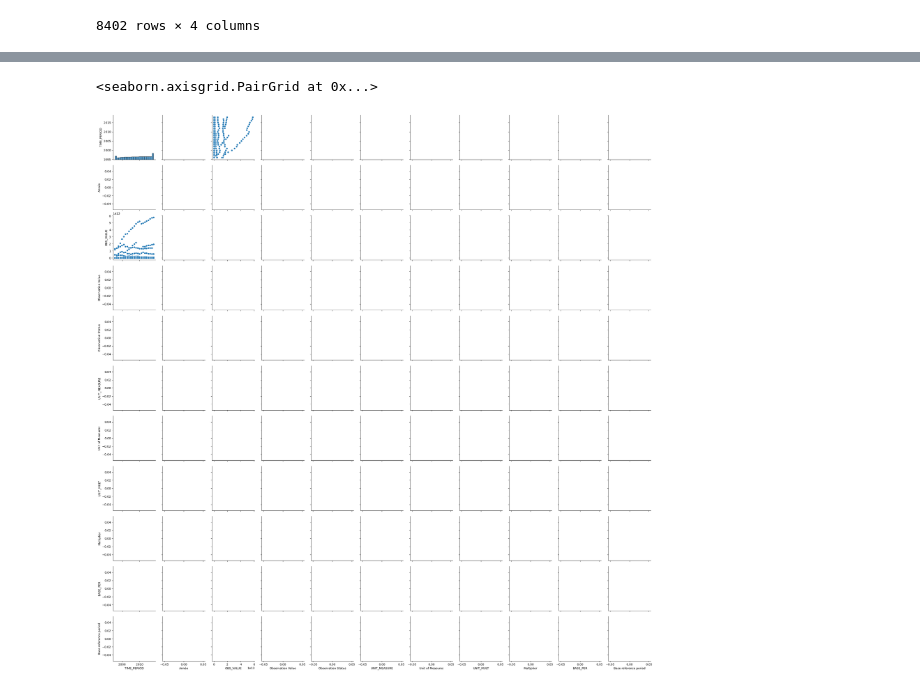
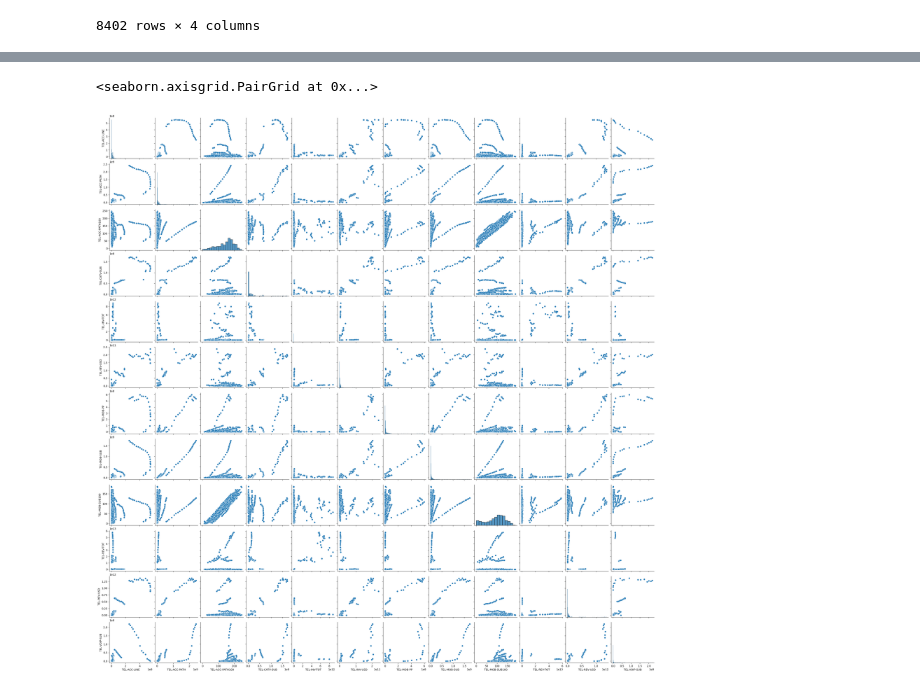
Before and after one commit to Said78z/projet_telecom, a Jupyter notebook: projet_telecom.ipynb, the cells around one changed output, grey strips where cells are left out. Saved outputs shown, nothing was run; the diff lists cells and outputs as text; code cells hidden in the pictures.

```diff
--- a/projet_telecom.ipynb
+++ b/projet_telecom.ipynb
@@ -82,0 +174,5 @@ df
+# %%
+# colonne série non exploitable => pivot
+#dff = df.pivot(index ="COU",columns=['SER','TIME_PERIOD'],values='OBS_VALUE')
+dff = df.pivot(index =['TIME_PERIOD',"COU"],columns='SER',values='OBS_VALUE')
+dff.reset_index()
@@ -83,8 +193,8 @@ df
 # %%
 #analyse 2:
 import seaborn as sns
 
-sns.pairplot(df)
+sns.pairplot(dff)
 # %% [output]
 <seaborn.axisgrid.PairGrid at 0x...>
-[figure, old version]
+[figure, new version]
```
Also changed, not shown: parts of 2 cells of this notebook.
